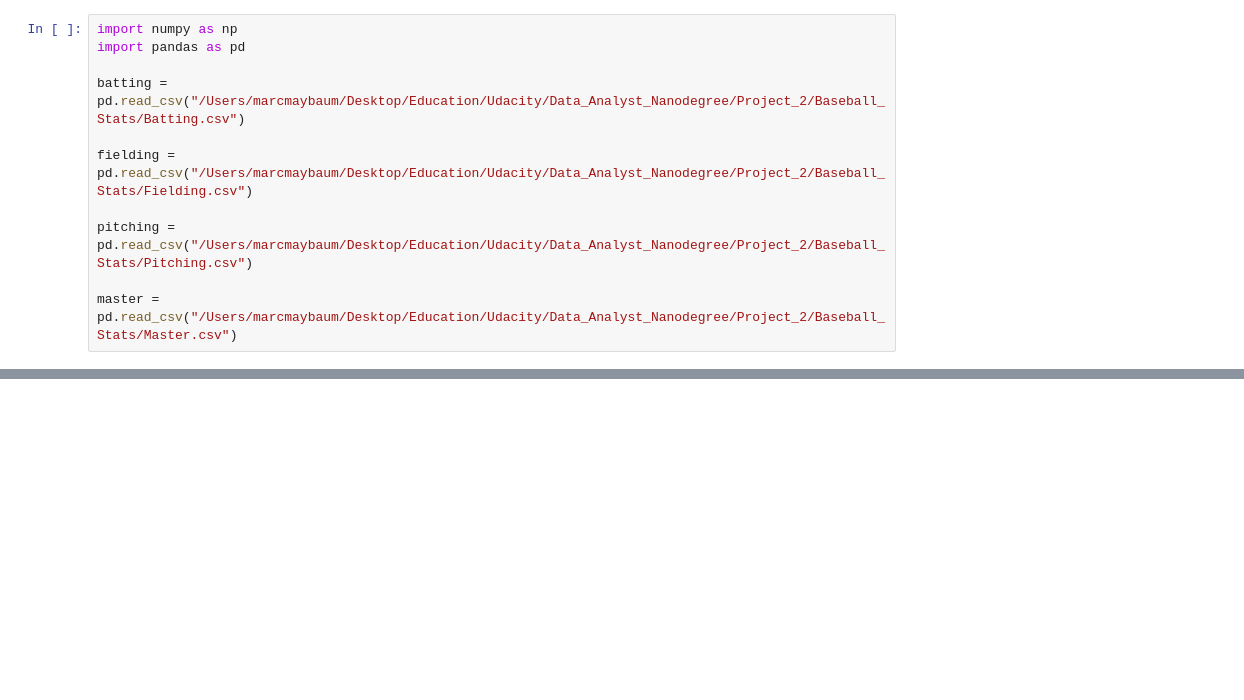
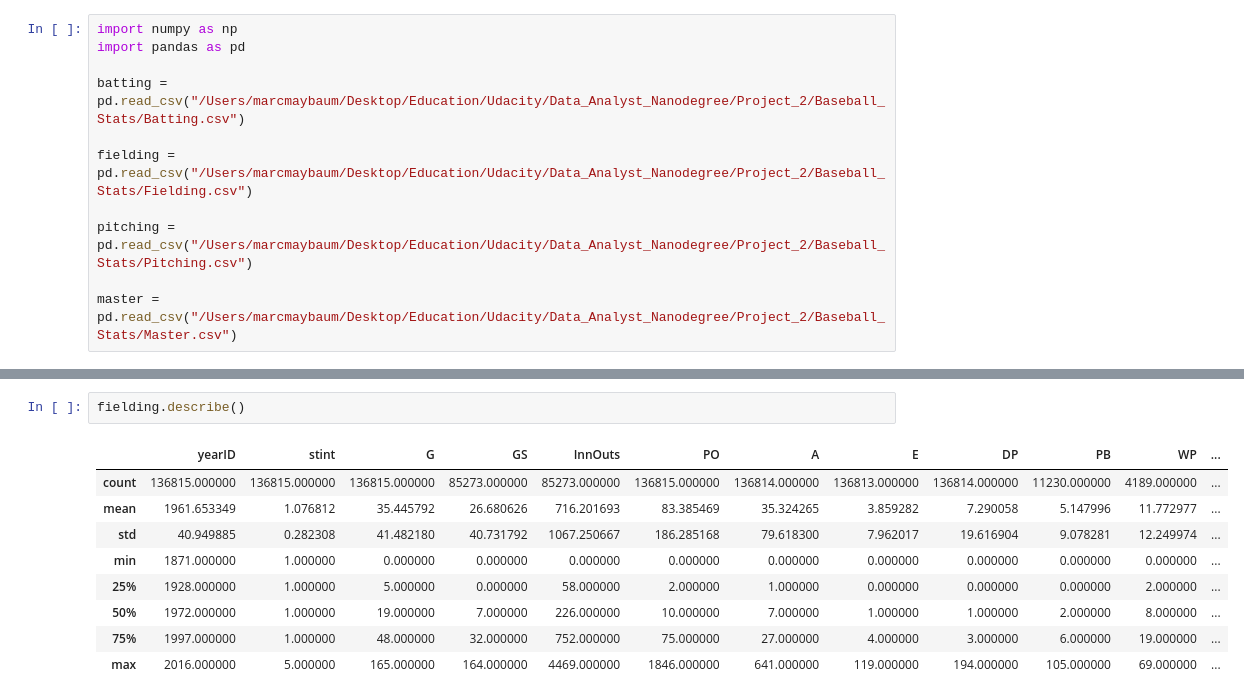
Before and after one commit to marcmaybaum/DA_Nanodegree, a Jupyter notebook: Project_2/Project2_MM.ipynb, the cells around one changed output, grey strips where cells are left out. Cells and saved outputs as stored; diff of their text form; blank space fills up the shorter version.

```diff
--- a/Project_2/Project2_MM.ipynb
+++ b/Project_2/Project2_MM.ipynb
@@ -174,0 +33,12 @@ weight
+# %%
+fielding.describe()
+# %% [output]
+|  | yearID | stint | G | GS | InnOuts | PO | A | E | DP | PB | WP | ... |
+| count | 136815.000000 | 136815.000000 | 136815.000000 | 85273.000000 | 85273.000000 | 136815.000000 | 136814.000000 | 136813.000000 | 136814.000000 | 11230.000000 | 4189.000000 | ... |
+| mean | 1961.653349 | 1.076812 | 35.445792 | 26.680626 | 716.201693 | 83.385469 | 35.324265 | 3.859282 | 7.290058 | 5.147996 | 11.772977 | ... |
+| std | 40.949885 | 0.282308 | 41.482180 | 40.731792 | 1067.250667 | 186.285168 | 79.618300 | 7.962017 | 19.616904 | 9.078281 | 12.249974 | ... |
+| min | 1871.000000 | 1.000000 | 0.000000 | 0.000000 | 0.000000 | 0.000000 | 0.000000 | 0.000000 | 0.000000 | 0.000000 | 0.000000 | ... |
+| 25% | 1928.000000 | 1.000000 | 5.000000 | 0.000000 | 58.000000 | 2.000000 | 1.000000 | 0.000000 | 0.000000 | 0.000000 | 2.000000 | ... |
+| 50% | 1972.000000 | 1.000000 | 19.000000 | 7.000000 | 226.000000 | 10.000000 | 7.000000 | 1.000000 | 1.000000 | 2.000000 | 8.000000 | ... |
+| 75% | 1997.000000 | 1.000000 | 48.000000 | 32.000000 | 752.000000 | 75.000000 | 27.000000 | 4.000000 | 3.000000 | 6.000000 | 19.000000 | ... |
+| max | 2016.000000 | 5.000000 | 165.000000 | 164.000000 | 4469.000000 | 1846.000000 | 641.000000 | 119.000000 | 194.000000 | 105.000000 | 69.000000 | ... |
```
Also changed, not shown: parts of 63 cells of this notebook.
